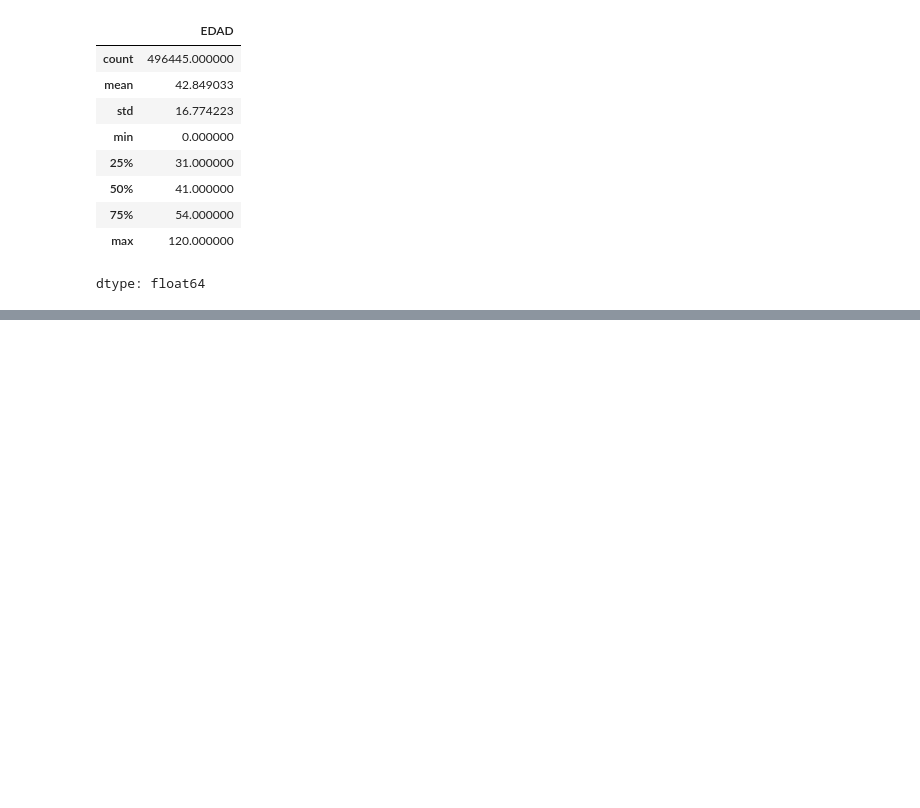
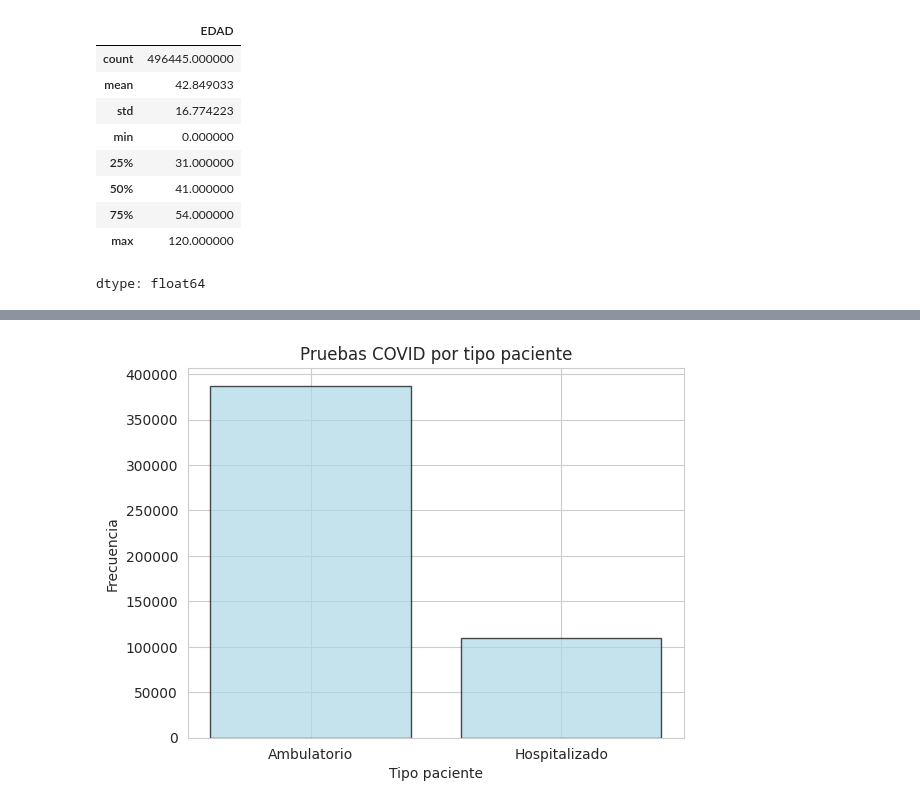
Before and after one commit to 25041097-jesus/Probabilidad, a Jupyter notebook: Unidad1/Practica 5.ipynb, the cells around one changed output, grey strips where cells are left out. Saved outputs shown, nothing was run; the diff lists cells and outputs as text; code cells hidden in the pictures; blank space fills up the shorter version.

```diff
--- a/Unidad1/Practica 5.ipynb
+++ b/Unidad1/Practica 5.ipynb
@@ -100,0 +103,9 @@ conteo_tipo_paciente
+# %%
+conteo_tipo_paciente=covid['TIPO_PACIENTE'].value_counts()
+plt.bar(conteo_tipo_paciente.index.astype(str),conteo_tipo_paciente.values,color='lightblue',edgecolor='black',alpha=0.7)
+plt.title('Pruebas COVID por tipo paciente')
+plt.xlabel('Tipo paciente')
+plt.ylabel('Frecuencia')
+plt.show()
+# %% [output]
+[figure, added]
```
Also changed, not shown: parts of 9 cells of this notebook.
